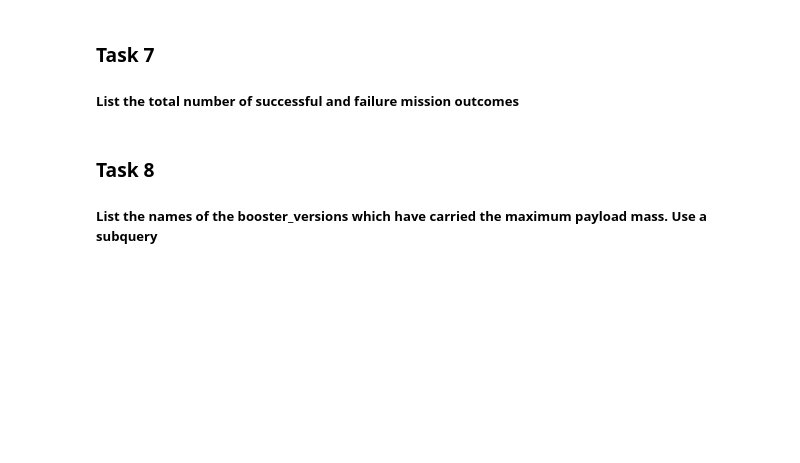
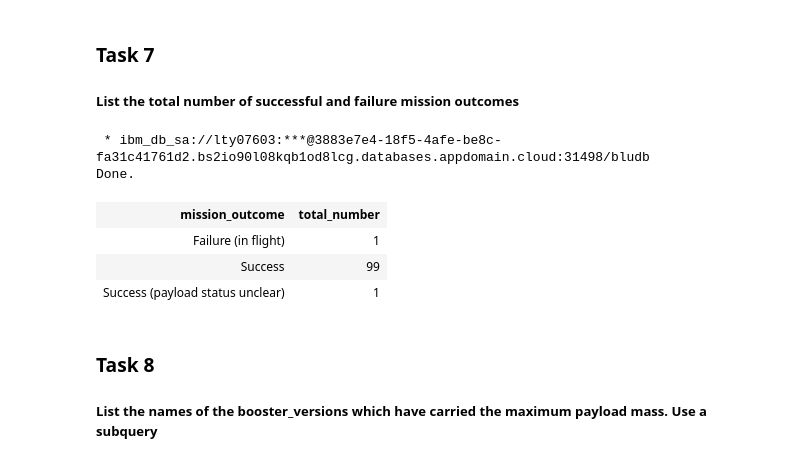
Before and after one commit to schaefferCastle/coursera_data_science, a Jupyter notebook: EDA with SQL Lab.ipynb, the cells around one changed output. Saved outputs shown, nothing was run; the diff lists cells and outputs as text; code cells hidden in the pictures; blank space fills up the shorter version.

```diff
--- a/EDA with SQL Lab.ipynb
+++ b/EDA with SQL Lab.ipynb
@@ -154,6 +245,18 @@ Done.
 ### Task 7
 
 ##### List the total number of successful and failure mission outcomes
+# %%
+%%sql
+SELECT MISSION_OUTCOME, COUNT(*) AS total_number
+FROM SPACEXTBL
+GROUP BY MISSION_OUTCOME
+# %% [output]
+ * ibm_db_sa://lty07603:***@3883e7e4-18f5-4afe-be8c-fa31c41761d2.bs2io90l08kqb1od8lcg.databases.appdomain.cloud:31498/bludb
+Done.
+| mission_outcome | total_number |
+| Failure (in flight) | 1 |
+| Success | 99 |
+| Success (payload status unclear) | 1 |
 # %% [markdown]
 ### Task 8
 
```
Also changed, not shown: parts of 11 cells of this notebook.
